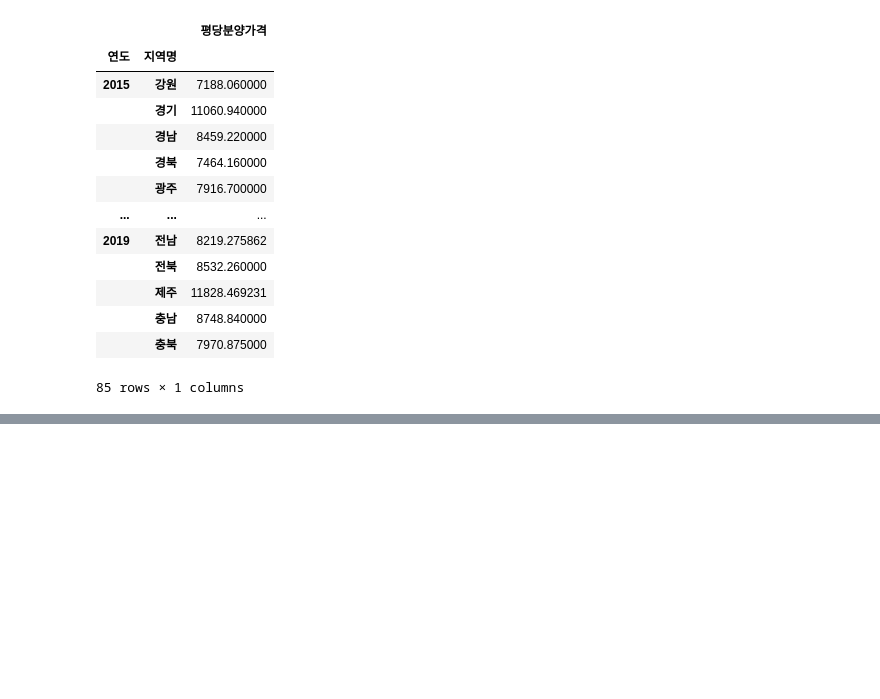
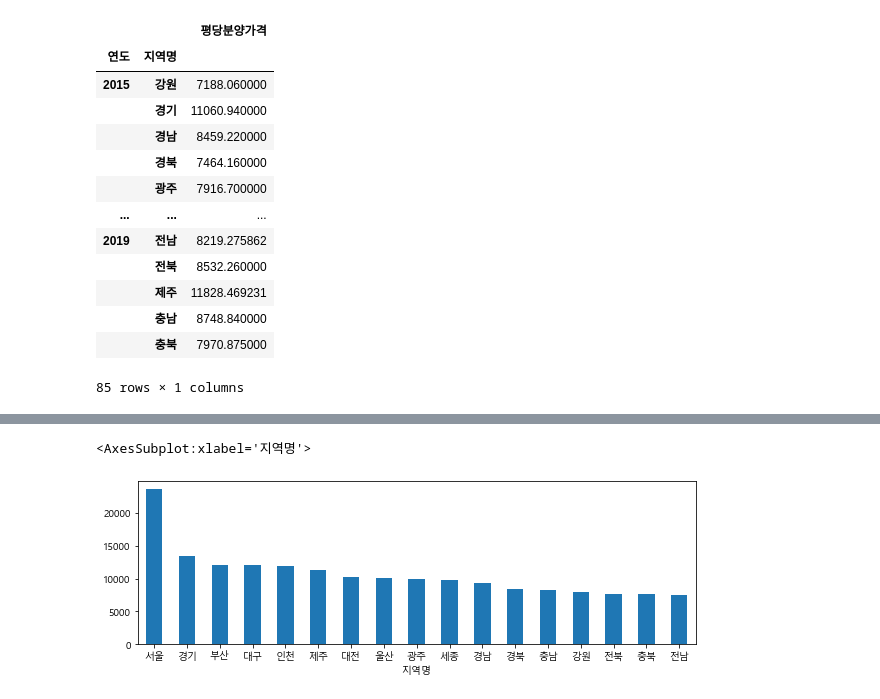
Before and after one commit to taeheelee90/seoulAPTprice, a Jupyter notebook: Real Estate Price - Sales Price (Seoul APT).ipynb, the cells around one changed output, grey strips where cells are left out. Drawn from its saved outputs; the diff is of its cells as text; code cells hidden in the pictures; blank space fills up the shorter version.

```diff
--- a/Real Estate Price - Sales Price (Seoul APT).ipynb
+++ b/Real Estate Price - Sales Price (Seoul APT).ipynb
@@ -471,0 +491,6 @@ Groupbyand Pivot Table make same result
+# %%
+# AVG / city and visualize with bar graph
+g.plot.bar(rot = 0, figsize = (10,3))
+# %% [output]
+<AxesSubplot:xlabel='지역명'>
+[figure, added]
```
Also changed, not shown: parts of 10 cells of this notebook.
